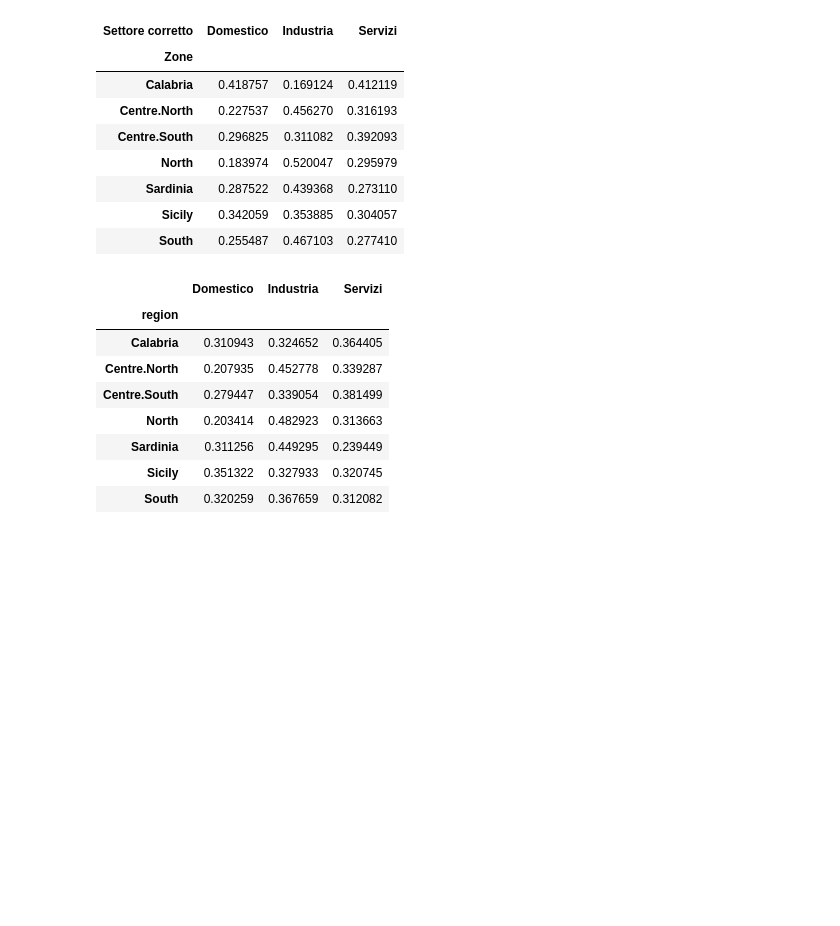
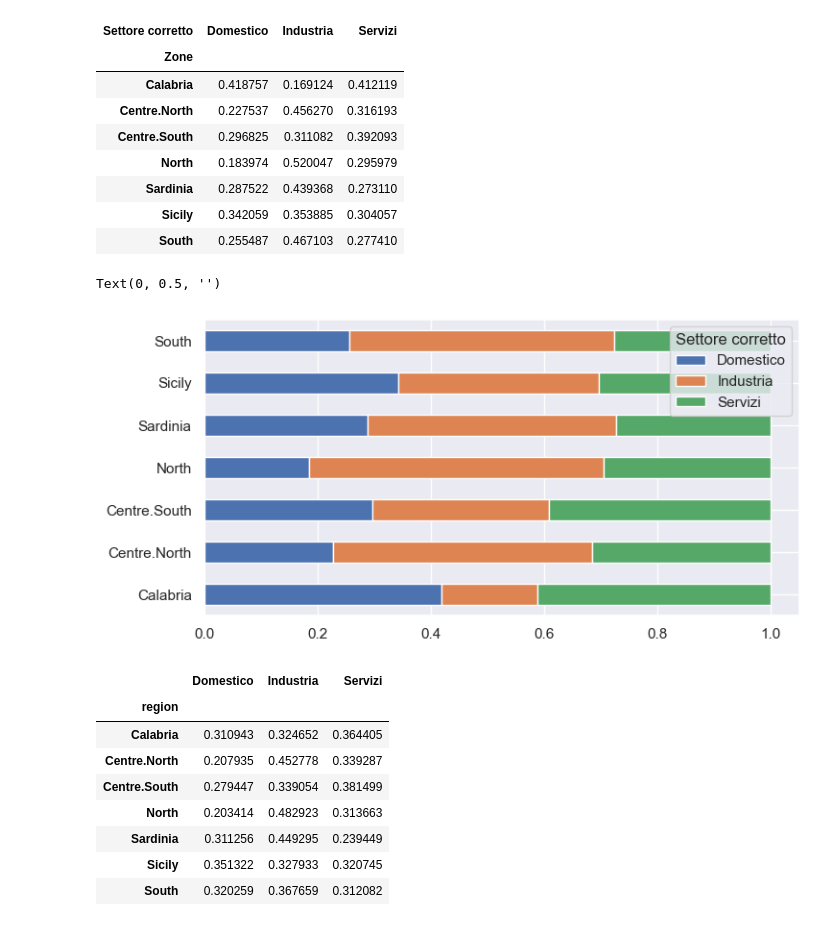
Before and after one commit to gkchln/load_bss, a Jupyter notebook: NMF.ipynb, the cells around one changed output. Drawn from its saved outputs; the diff is of its cells as text; code cells hidden in the pictures; blank space fills up the shorter version.

Commit message:
Add plots to NMF notebook

```diff
--- a/NMF.ipynb
+++ b/NMF.ipynb
@@ -328,6 +328,13 @@ region_cons_df
 | Sardinia | 0.287522 | 0.439368 | 0.273110 |
 | Sicily | 0.342059 | 0.353885 | 0.304057 |
 | South | 0.255487 | 0.467103 | 0.277410 |
+# %%
+fig, ax = plt.subplots(1, 1, figsize=(8,4))
+region_cons_df.plot.barh(stacked=True, ax=ax)
+ax.set_ylabel("")
+# %% [output]
+Text(0, 0.5, '')
+[figure, added]
 # %%
 W_region = W.groupby('region')[['Domestico', 'Industria', 'Servizi']].sum()
 W_region = W_region.div(W_region.sum(axis=1), axis=0)
```
Also changed, not shown: parts of 11 cells of this notebook.
